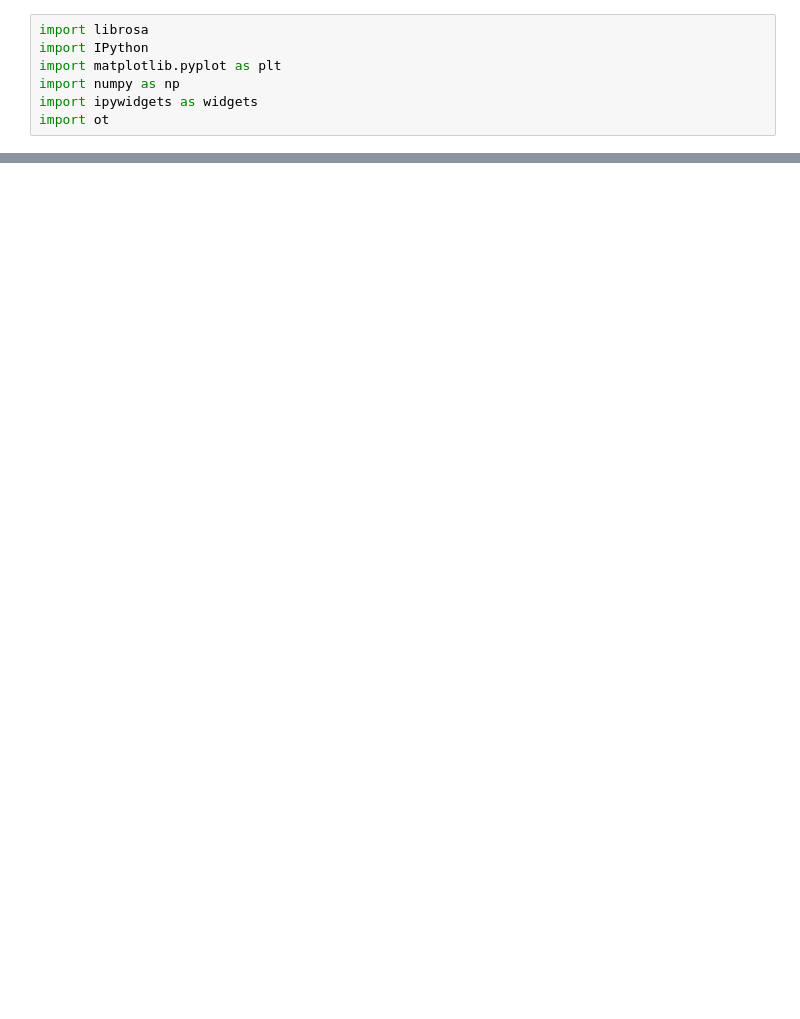
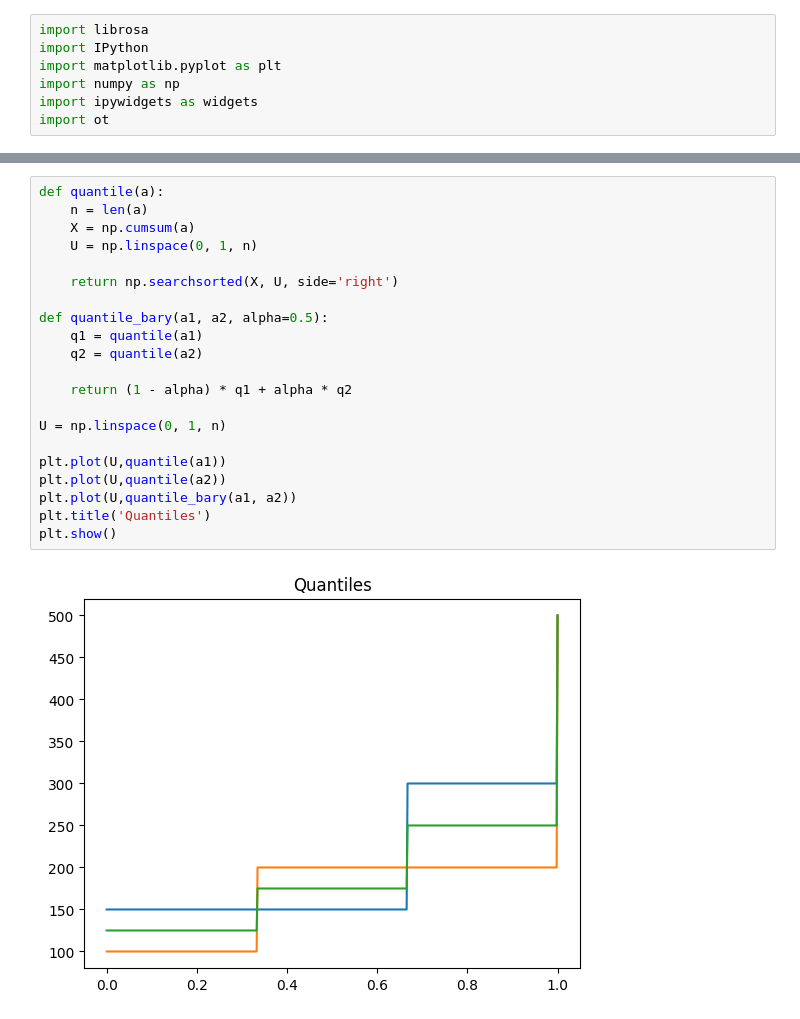
Before and after one commit to zaquastier/audio_1D_transport, a Jupyter notebook: audio_ot_vlab.ipynb, the cells around one changed output, grey strips where cells are left out. Saved outputs shown, nothing was run; the diff lists cells and outputs as text; blank space fills up the shorter version.

```diff
--- a/audio_ot_vlab.ipynb
+++ b/audio_ot_vlab.ipynb
@@ -23,0 +50,23 @@ In this part we compute 1D Optimal transport between two gaussian distributions.
+# %%
+def quantile(a):
+    n = len(a)
+    X = np.cumsum(a)
+    U = np.linspace(0, 1, n)
+
+    return np.searchsorted(X, U, side='right')
+
+def quantile_bary(a1, a2, alpha=0.5):
+    q1 = quantile(a1)
+    q2 = quantile(a2)
+
+    return (1 - alpha) * q1 + alpha * q2
+
+U = np.linspace(0, 1, n)
+
+plt.plot(U,quantile(a1))
+plt.plot(U,quantile(a2))
+plt.plot(U,quantile_bary(a1, a2))
+plt.title('Quantiles')
+plt.show()
+# %% [output]
+[figure, added]
```
Also changed, not shown: parts of 11 cells of this notebook.
